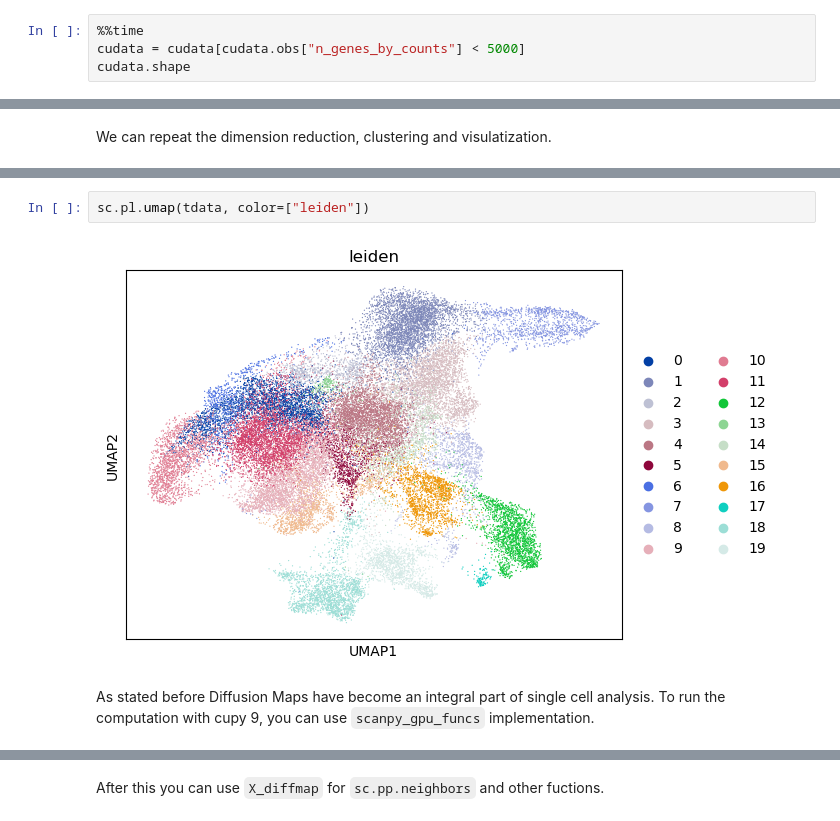
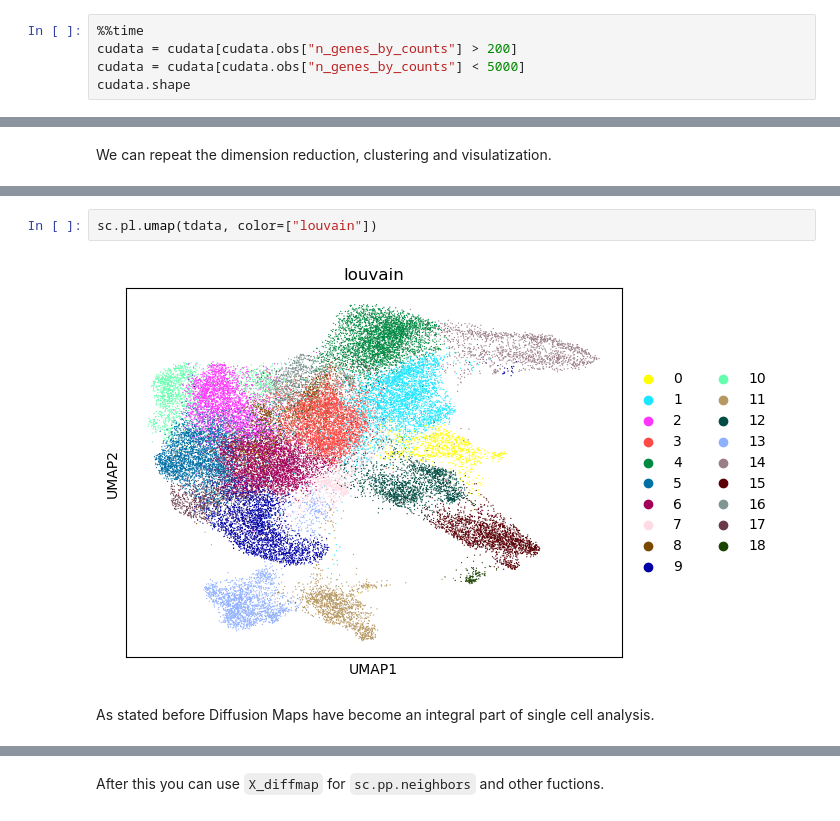
Before and after one commit to scverse/rapids_singlecell, a Jupyter notebook: docs/notebooks/demo_gpu-seuratv3.ipynb, the cells around one changed output, grey strips where cells are left out. Drawn from its saved outputs; the diff is of its cells as text.

```diff
--- a/docs/notebooks/demo_gpu-seuratv3.ipynb
+++ b/docs/notebooks/demo_gpu-seuratv3.ipynb
@@ -112,6 +111,7 @@ We filter the count matrix to remove cells with an extreme number of genes expre
 We also filter out cells with a mitchondrial countent of more than 20%.
 # %%
 %%time
+cudata = cudata[cudata.obs["n_genes_by_counts"] > 200]
 cudata = cudata[cudata.obs["n_genes_by_counts"] < 5000]
 cudata.shape
 # %% [output]
@@ -402,9 +405,9 @@ Wall time: 711 ms
 # %%
-sc.pl.umap(tdata, color=["leiden"])
+sc.pl.umap(tdata, color=["louvain"])
 # %% [output]
-[figure, old version]
+[figure, new version]
 # %% [markdown]
-As stated before Diffusion Maps have become an integral part of single cell analysis. To run the computation with cupy 9, you can use `scanpy_gpu_funcs` implementation.
+As stated before Diffusion Maps have become an integral part of single cell analysis.
 # %%
 %%time
 rsc.tl.diffmap(tdata)
```
Also changed, not shown: parts of 56 cells of this notebook, 13 other files.
